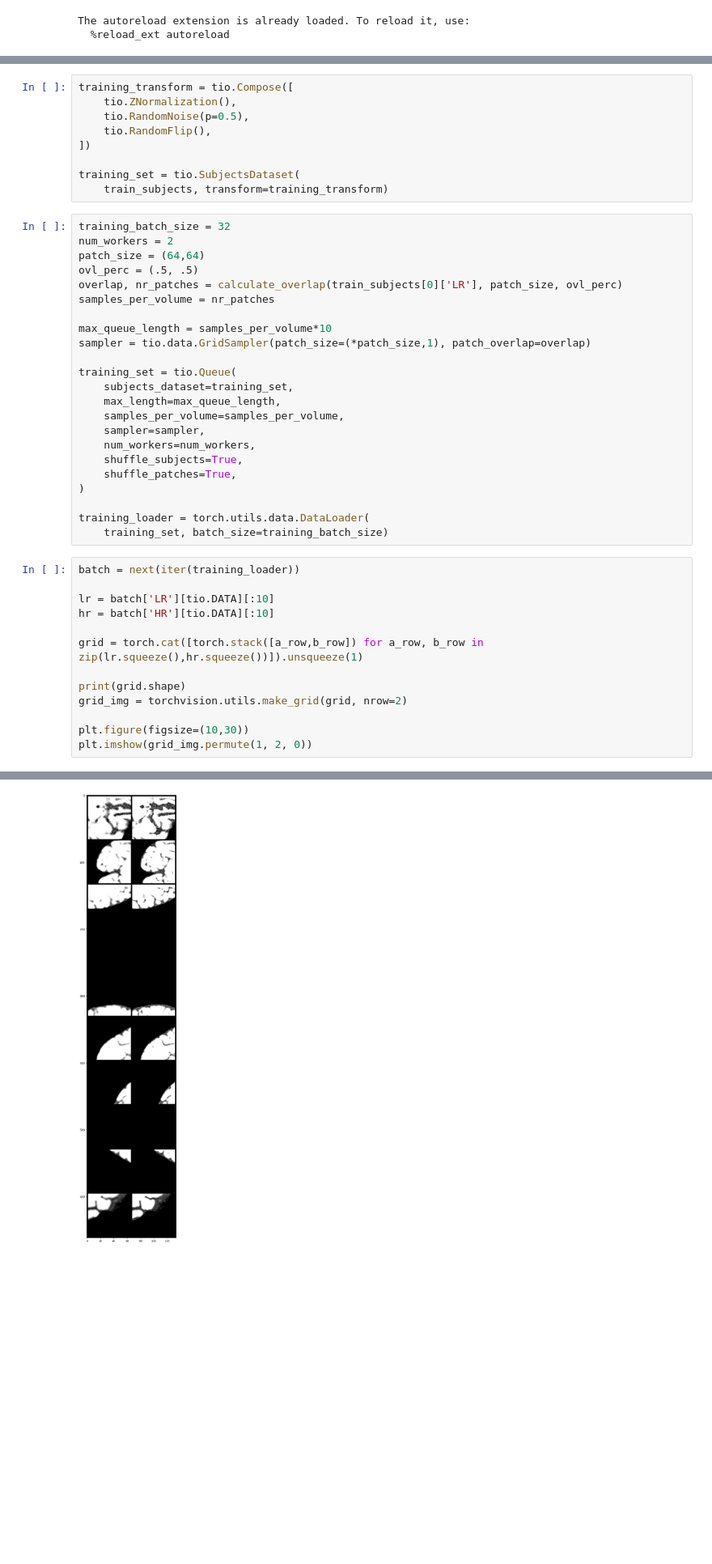
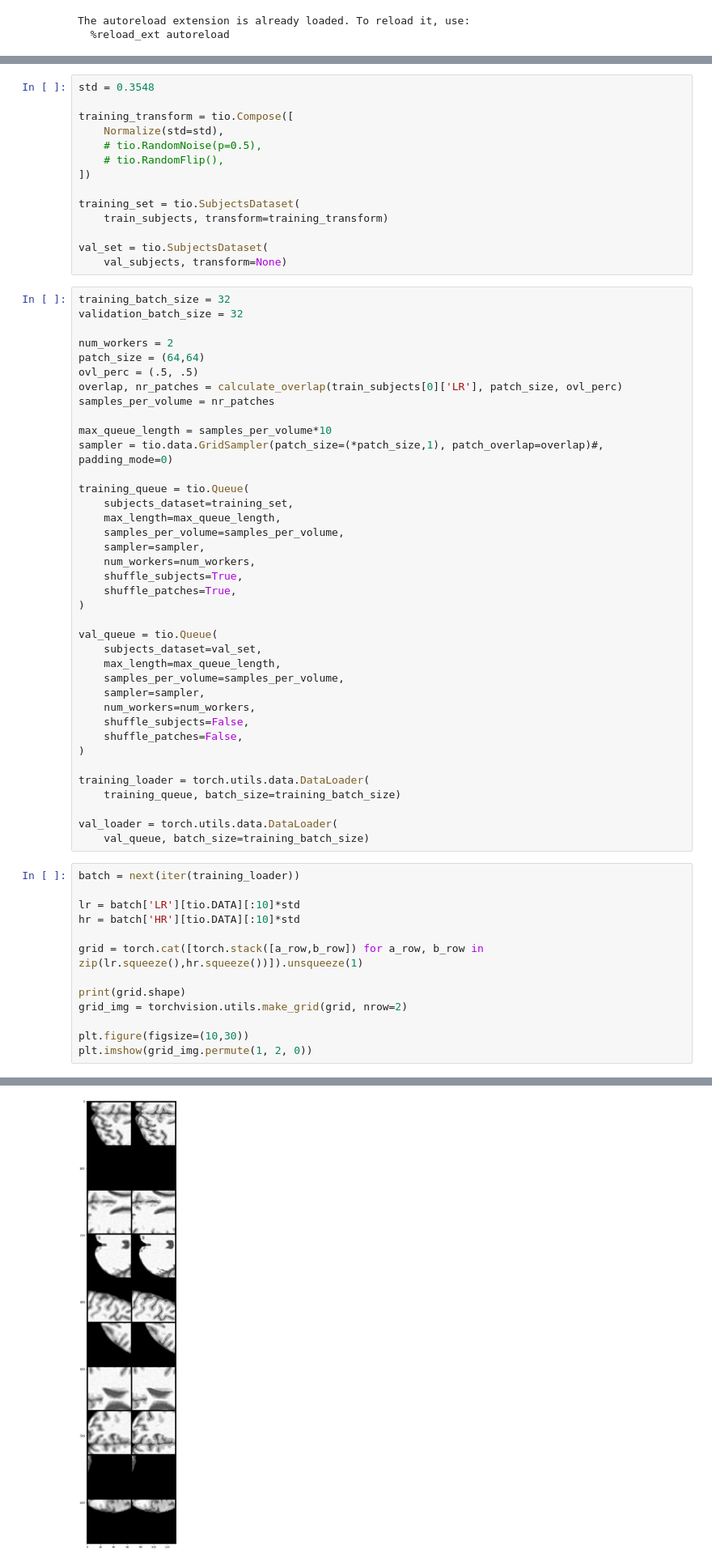
Before and after one commit to rienboonstoppel/SRGan, a Jupyter notebook: dataloader_tio.ipynb, the cells around one changed output, grey strips where cells are left out. Shown: that part at 81% size. Cells and saved outputs as stored; diff of their text form; blank space fills up the shorter version.

```diff
--- a/dataloader_tio.ipynb
+++ b/dataloader_tio.ipynb
@@ -45,14 +50,21 @@ train_subjects = data_split('training')
 # %%
+std = 0.3548
+
 training_transform = tio.Compose([
-    tio.ZNormalization(),
-    tio.RandomNoise(p=0.5),
-    tio.RandomFlip(),
+    Normalize(std=std),
+    # tio.RandomNoise(p=0.5),
+    # tio.RandomFlip(),
 ])
 
 training_set = tio.SubjectsDataset(
     train_subjects, transform=training_transform)
+
+val_set = tio.SubjectsDataset(
+    val_subjects, transform=None)
 # %%
 training_batch_size = 32
+validation_batch_size = 32
+
 num_workers = 2
 patch_size = (64,64)
 ovl_perc = (.5, .5)
@@ -60,9 +72,9 @@ overlap, nr_patches = calculate_overlap(train_subjects[0]['LR'], patch_size, ovl
 samples_per_volume = nr_patches
 
 max_queue_length = samples_per_volume*10
-sampler = tio.data.GridSampler(patch_size=(*patch_size,1), patch_overlap=overlap)
+sampler = tio.data.GridSampler(patch_size=(*patch_size,1), patch_overlap=overlap)#, padding_mode=0)
 
-training_set = tio.Queue(
+training_queue = tio.Queue(
     subjects_dataset=training_set,
     max_length=max_queue_length,
     samples_per_volume=samples_per_volume,
@@ -72,23 +84,36 @@ training_set = tio.Queue(
     shuffle_patches=True,
 )
 
+val_queue = tio.Queue(
+    subjects_dataset=val_set,
+    max_length=max_queue_length,
+    samples_per_volume=samples_per_volume,
+    sampler=sampler,
+    num_workers=num_workers,
+    shuffle_subjects=False,
+    shuffle_patches=False,
+)
+
 training_loader = torch.utils.data.DataLoader(
-    training_set, batch_size=training_batch_size)
+    training_queue, batch_size=training_batch_size)
+
+val_loader = torch.utils.data.DataLoader(
+    val_queue, batch_size=training_batch_size)
 # %%
 batch = next(iter(training_loader))
 
-lr = batch['LR'][tio.DATA][:10]
-hr = batch['HR'][tio.DATA][:10]
+lr = batch['LR'][tio.DATA][:10]*std
+hr = batch['HR'][tio.DATA][:10]*std
 
 grid = torch.cat([torch.stack([a_row,b_row]) for a_row, b_row in zip(lr.squeeze(),hr.squeeze())]).unsqueeze(1)
 
 print(grid.shape)
 grid_img = torchvision.utils.make_grid(grid, nrow=2)
 
 plt.figure(figsize=(10,30))
 plt.imshow(grid_img.permute(1, 2, 0))
 # %% [output]
 Clipping input data to the valid range for imshow with RGB data ([0..1] for floats or [0..255] for integers).
 torch.Size([20, 1, 64, 64])
 <matplotlib.image.AxesImage at 0x...>
-[figure, old version]
+[figure, new version]
```
Also changed, not shown: parts of 3 cells of this notebook, 5 other files.
